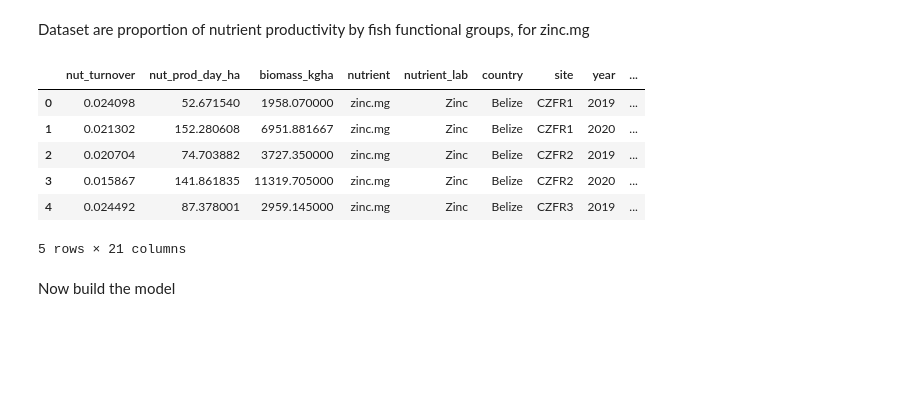
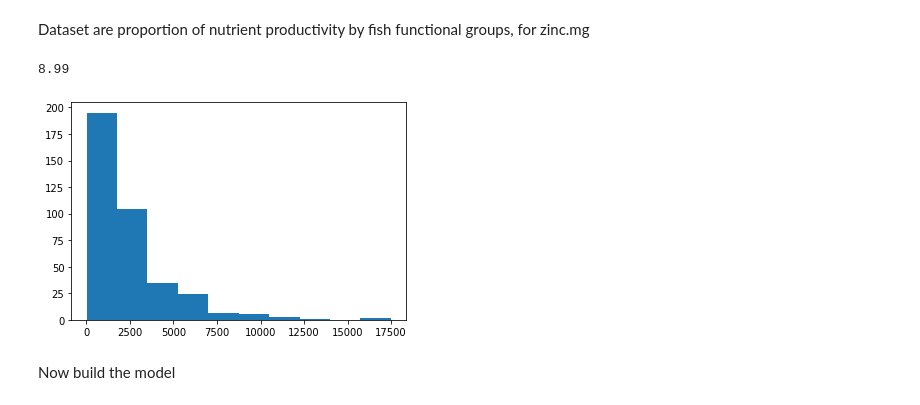
Before and after one commit to jpwrobinson/nutrient-productivity, a Jupyter notebook: py-notebook/Biomass_pymc3.ipynb, the cells around one changed output. Cells and saved outputs as stored; diff of their text form; code cells hidden in the pictures; blank space fills up the shorter version.

```diff
--- a/py-notebook/Biomass_pymc3.ipynb
+++ b/py-notebook/Biomass_pymc3.ipynb
@@ -84,16 +84,12 @@ Dataset are proportion of nutrient productivity by fish functional groups, for z
 # %%
 # Import data
 nut = pd.read_csv("zinc.mg_reef_unscaled.csv")
 nut.head()
 # hnames
+plt.hist(nut['biomass_kgha'])
 # %% [output]
-|  | nut_turnover | nut_prod_day_ha | biomass_kgha | nutrient | nutrient_lab | country | site | year | ... |
-| 0 | 0.024098 | 52.671540 | 1958.070000 | zinc.mg | Zinc | Belize | CZFR1 | 2019 | ... |
-| 1 | 0.021302 | 152.280608 | 6951.881667 | zinc.mg | Zinc | Belize | CZFR1 | 2020 | ... |
-| 2 | 0.020704 | 74.703882 | 3727.350000 | zinc.mg | Zinc | Belize | CZFR2 | 2019 | ... |
-| 3 | 0.015867 | 141.861835 | 11319.705000 | zinc.mg | Zinc | Belize | CZFR2 | 2020 | ... |
-| 4 | 0.024492 | 87.378001 | 2959.145000 | zinc.mg | Zinc | Belize | CZFR3 | 2019 | ... |
-5 rows × 21 columns
+8.99
+[figure, added]
 # %%
 # Import data
 nut = pd.read_csv("zinc.mg_reef_unscaled.csv")
```
Also changed, not shown: parts of 10 cells of this notebook, 42 other files.
